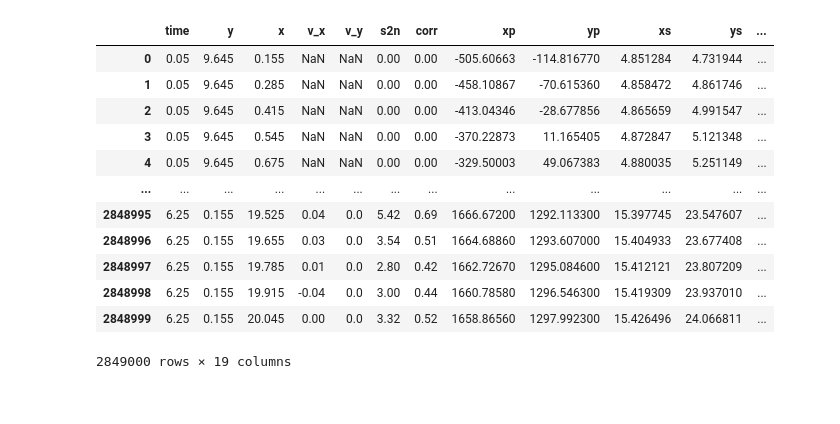
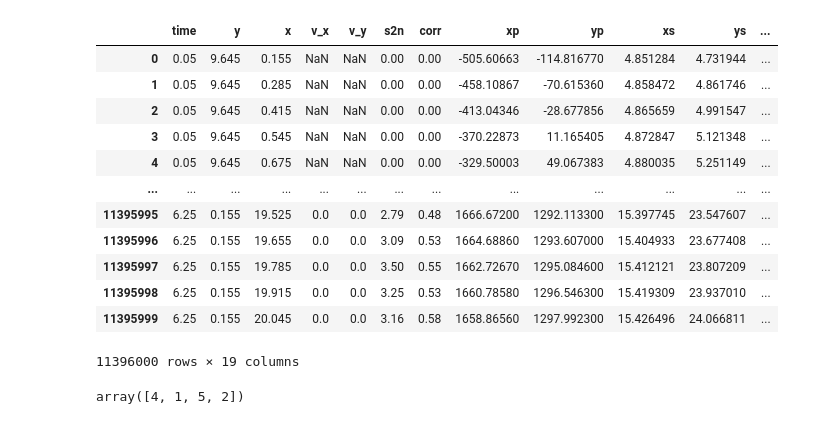
Before and after one commit to hfluke/PIV_UWRL, a Jupyter notebook: temp.ipynb, the cells around one changed output. Cells and saved outputs as stored; diff of their text form; code cells hidden in the pictures.

```diff
--- a/temp.ipynb
+++ b/temp.ipynb
@@ -22,17 +22,21 @@ ds.close()
 # %%
-df = pd.read_csv('all_vecs.csv')
+df = pd.read_csv('temp2/temp_0.csv')
 df
 # %% [output]
 |  | time | y | x | v_x | v_y | s2n | corr | xp | yp | xs | ys | ... |
 | 0 | 0.05 | 9.645 | 0.155 | NaN | NaN | 0.00 | 0.00 | -505.60663 | -114.816770 | 4.851284 | 4.731944 | ... |
 | 1 | 0.05 | 9.645 | 0.285 | NaN | NaN | 0.00 | 0.00 | -458.10867 | -70.615360 | 4.858472 | 4.861746 | ... |
 | 2 | 0.05 | 9.645 | 0.415 | NaN | NaN | 0.00 | 0.00 | -413.04346 | -28.677856 | 4.865659 | 4.991547 | ... |
 | 3 | 0.05 | 9.645 | 0.545 | NaN | NaN | 0.00 | 0.00 | -370.22873 | 11.165405 | 4.872847 | 5.121348 | ... |
 | 4 | 0.05 | 9.645 | 0.675 | NaN | NaN | 0.00 | 0.00 | -329.50003 | 49.067383 | 4.880035 | 5.251149 | ... |
 | ... | ... | ... | ... | ... | ... | ... | ... | ... | ... | ... | ... | ... |
-| 2848995 | 6.25 | 0.155 | 19.525 | 0.04 | 0.0 | 5.42 | 0.69 | 1666.67200 | 1292.113300 | 15.397745 | 23.547607 | ... |
-| 2848996 | 6.25 | 0.155 | 19.655 | 0.03 | 0.0 | 3.54 | 0.51 | 1664.68860 | 1293.607000 | 15.404933 | 23.677408 | ... |
-| 2848997 | 6.25 | 0.155 | 19.785 | 0.01 | 0.0 | 2.80 | 0.42 | 1662.72670 | 1295.084600 | 15.412121 | 23.807209 | ... |
-| 2848998 | 6.25 | 0.155 | 19.915 | -0.04 | 0.0 | 3.00 | 0.44 | 1660.78580 | 1296.546300 | 15.419309 | 23.937010 | ... |
-| 2848999 | 6.25 | 0.155 | 20.045 | 0.00 | 0.0 | 3.32 | 0.52 | 1658.86560 | 1297.992300 | 15.426496 | 24.066811 | ... |
+| 11395995 | 6.25 | 0.155 | 19.525 | 0.0 | 0.0 | 2.79 | 0.48 | 1666.67200 | 1292.113300 | 15.397745 | 23.547607 | ... |
+| 11395996 | 6.25 | 0.155 | 19.655 | 0.0 | 0.0 | 3.09 | 0.53 | 1664.68860 | 1293.607000 | 15.404933 | 23.677408 | ... |
+| 11395997 | 6.25 | 0.155 | 19.785 | 0.0 | 0.0 | 3.50 | 0.55 | 1662.72670 | 1295.084600 | 15.412121 | 23.807209 | ... |
+| 11395998 | 6.25 | 0.155 | 19.915 | 0.0 | 0.0 | 3.25 | 0.53 | 1660.78580 | 1296.546300 | 15.419309 | 23.937010 | ... |
+| 11395999 | 6.25 | 0.155 | 20.045 | 0.0 | 0.0 | 3.16 | 0.58 | 1658.86560 | 1297.992300 | 15.426496 | 24.066811 | ... |
-2849000 rows × 19 columns
+11396000 rows × 19 columns
+# %%
+df.month.unique()
+# %% [output]
+array([4, 1, 5, 2])
```
Also changed, not shown: parts of 6 cells of this notebook, 2 other files.
